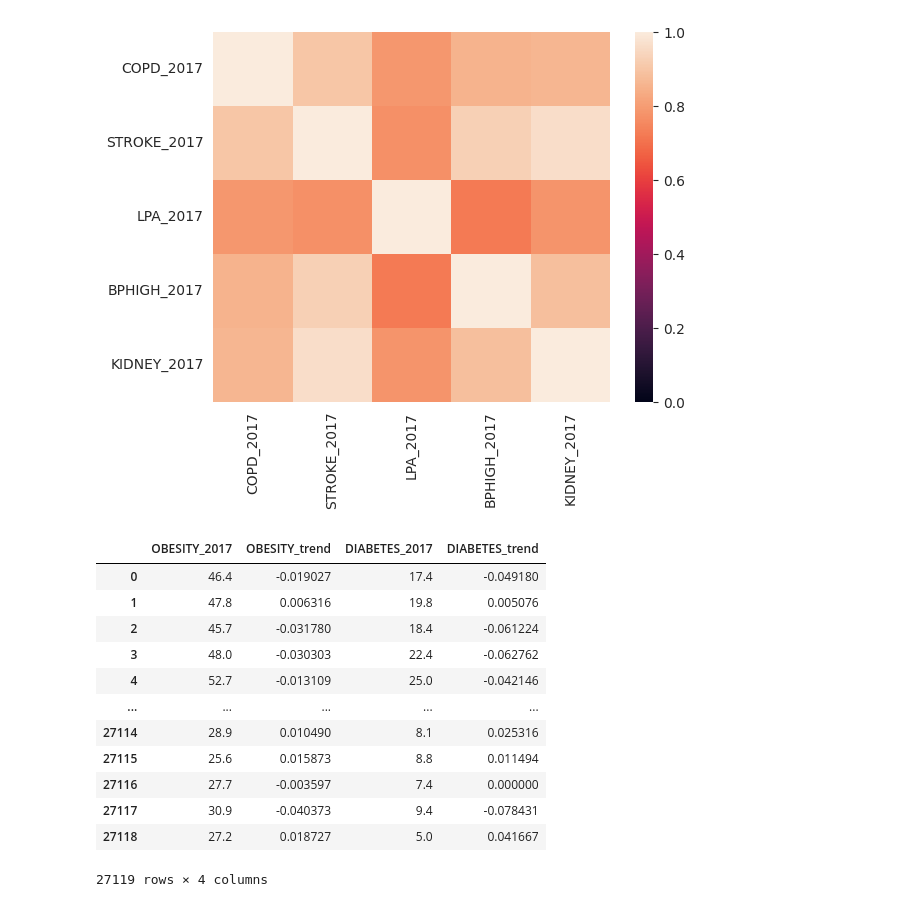
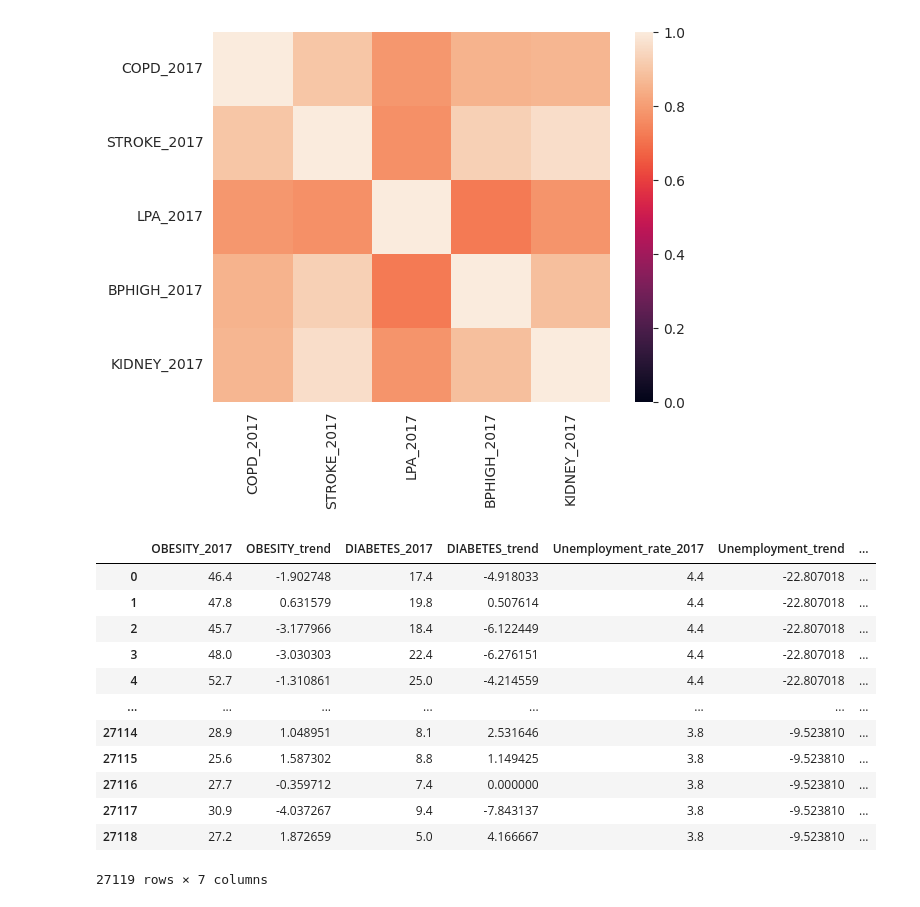
Before and after one commit to Tyler-Chi/Diabetes_Trend_Forecast, a Jupyter notebook: EDA.ipynb, the cells around one changed output. Drawn from its saved outputs; the diff is of its cells as text; code cells hidden in the pictures.

```diff
--- a/EDA.ipynb
+++ b/EDA.ipynb
@@ -99,19 +101,19 @@ sns.heatmap(corr_map, vmin=0, vmax=1);
 # %% [output]
 [figure]
 # %%
-training_data[['OBESITY_2017', 'OBESITY_trend','DIABETES_2017', 'DIABETES_trend']]
+training_data[['OBESITY_2017', 'OBESITY_trend','DIABETES_2017', 'DIABETES_trend', 'Unemployment_rate_2017', 'Unemployment_trend', 'DIABETES_3Y_Change_Percentage']]
 # %% [output]
-|  | OBESITY_2017 | OBESITY_trend | DIABETES_2017 | DIABETES_trend |
-| 0 | 46.4 | -0.019027 | 17.4 | -0.049180 |
-| 1 | 47.8 | 0.006316 | 19.8 | 0.005076 |
-| 2 | 45.7 | -0.031780 | 18.4 | -0.061224 |
-| 3 | 48.0 | -0.030303 | 22.4 | -0.062762 |
-| 4 | 52.7 | -0.013109 | 25.0 | -0.042146 |
-| ... | ... | ... | ... | ... |
-| 27114 | 28.9 | 0.010490 | 8.1 | 0.025316 |
-| 27115 | 25.6 | 0.015873 | 8.8 | 0.011494 |
-| 27116 | 27.7 | -0.003597 | 7.4 | 0.000000 |
-| 27117 | 30.9 | -0.040373 | 9.4 | -0.078431 |
-| 27118 | 27.2 | 0.018727 | 5.0 | 0.041667 |
+|  | OBESITY_2017 | OBESITY_trend | DIABETES_2017 | DIABETES_trend | Unemployment_rate_2017 | Unemployment_trend | ... |
+| 0 | 46.4 | -1.902748 | 17.4 | -4.918033 | 4.4 | -22.807018 | ... |
+| 1 | 47.8 | 0.631579 | 19.8 | 0.507614 | 4.4 | -22.807018 | ... |
+| 2 | 45.7 | -3.177966 | 18.4 | -6.122449 | 4.4 | -22.807018 | ... |
+| 3 | 48.0 | -3.030303 | 22.4 | -6.276151 | 4.4 | -22.807018 | ... |
+| 4 | 52.7 | -1.310861 | 25.0 | -4.214559 | 4.4 | -22.807018 | ... |
+| ... | ... | ... | ... | ... | ... | ... | ... |
+| 27114 | 28.9 | 1.048951 | 8.1 | 2.531646 | 3.8 | -9.523810 | ... |
+| 27115 | 25.6 | 1.587302 | 8.8 | 1.149425 | 3.8 | -9.523810 | ... |
+| 27116 | 27.7 | -0.359712 | 7.4 | 0.000000 | 3.8 | -9.523810 | ... |
+| 27117 | 30.9 | -4.037267 | 9.4 | -7.843137 | 3.8 | -9.523810 | ... |
+| 27118 | 27.2 | 1.872659 | 5.0 | 4.166667 | 3.8 | -9.523810 | ... |
-27119 rows × 4 columns
+27119 rows × 7 columns
 # %%
```
Also changed, not shown: parts of 7 cells of this notebook, 9 other files.
